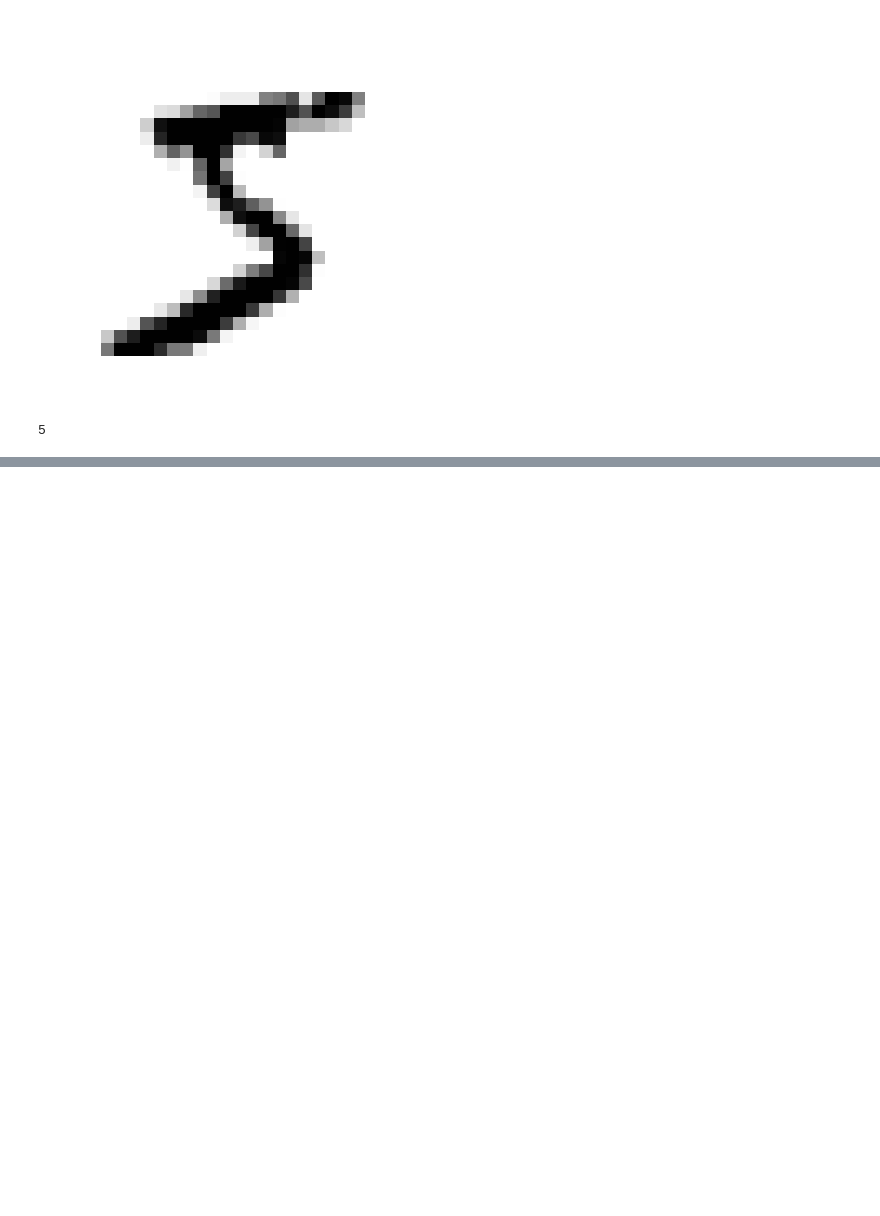
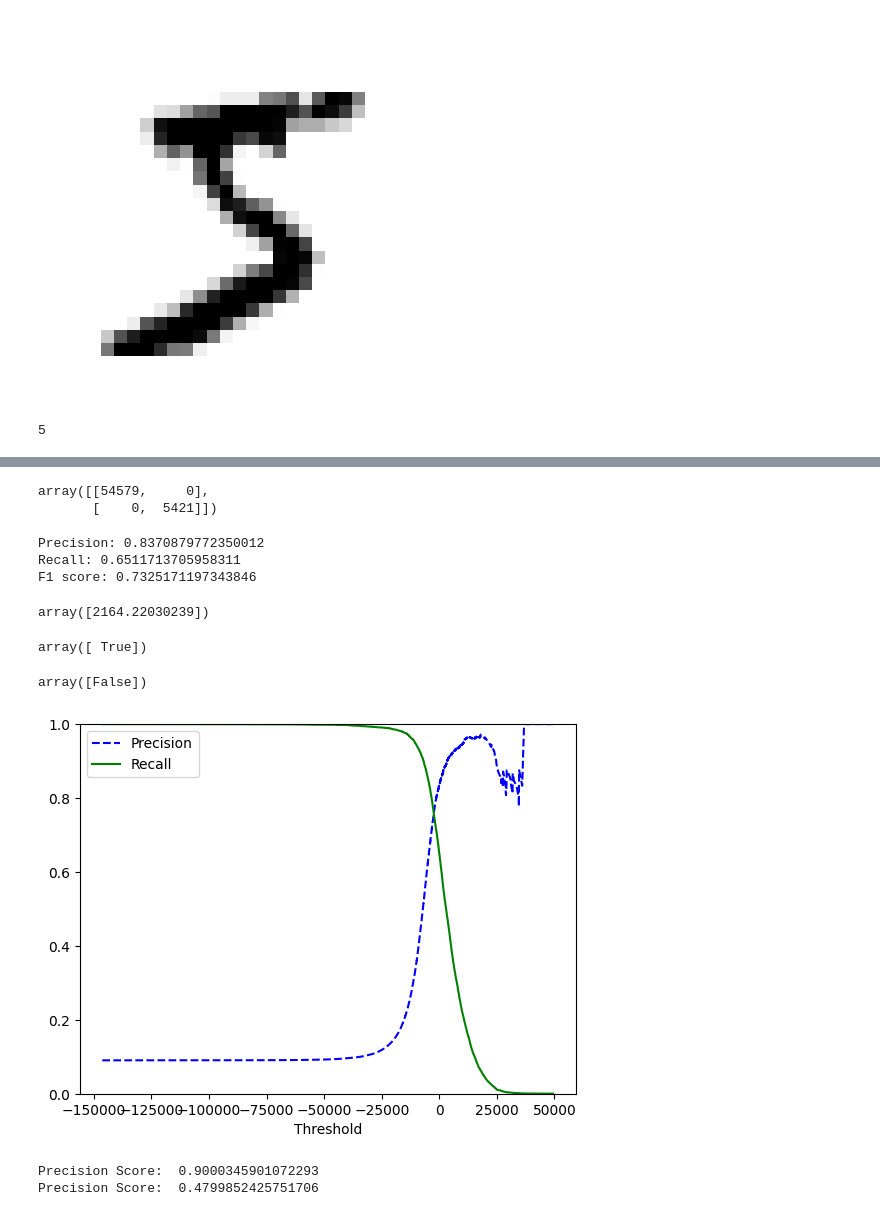
Before and after one commit to FerFilho23/Machine-Learning, a Jupyter notebook: ML_Classificação.ipynb, the cells around one changed output, grey strips where cells are left out. Drawn from its saved outputs; the diff is of its cells as text; code cells hidden in the pictures; blank space fills up the shorter version.

```diff
--- a/ML_Classificação.ipynb
+++ b/ML_Classificação.ipynb
@@ -45,0 +49,7 @@ X_train, X_test, y_train, y_test = X[:60000], X[60000:], y[:60000], y[60000:]
+# %%
+# Training a binary classifier
+y_train_5 = (y_train == 5) #True for all 5s, False for all other numbers
+y_test_5 = (y_test == 5)
+# %%
+sgd_clf = SGDClassifier(random_state=42)
+sgd_clf.fit(X_train, y_train_5)
@@ -45,0 +92,59 @@ X_train, X_test, y_train, y_test = X[:60000], X[60000:], y[:60000], y[60000:]
+# %%
+# Simulating a perfect model
+y_train_perfect_predictions = y_train_5
+confusion_matrix(y_train_5, y_train_perfect_predictions)
+# %% [output]
+array([[54579,     0],
+       [    0,  5421]])
+# %%
+# Precision and Recall
+print("Precision:", precision_score(y_train_5, y_train_pred)) # TP / (TP + FP)
+print("Recall:", recall_score(y_train_5, y_train_pred)) # TP / (TP + FN)
+print("F1 score:", f1_score(y_train_5, y_train_pred)) # 2 * (precision * recall) / (precision + recall
+# %% [output]
+Precision: 0.8370879772350012
+Recall: 0.6511713705958311
+F1 score: 0.7325171197343846
+# %%
+# Precision and Recall Tradeoff
+y_scores = sgd_clf.decision_function([some_digit])
+y_scores
+# %% [output]
+array([2164.22030239])
+# %%
+threshold = 0
+y_some_digit_pred = (y_scores > threshold)
+y_some_digit_pred
+# %% [output]
+array([ True])
+# %%
+threshold = 8000
+y_some_digit_pred = (y_scores > threshold)
+y_some_digit_pred
+
+# When increasing the threshold recreases recall
+# %% [output]
+array([False])
+# %%
+y_scores = cross_val_predict(sgd_clf, X_train, y_train_5, cv=3, method="decision_function")
+precisions, recalls, thresholds = precision_recall_curve(y_train_5, y_scores)
+
+def plot_precision_recall_vs_threshold(precisions, recalls, thresholds):
+  plt.plot(thresholds, precisions[:-1], "b--", label="Precision")
+  plt.plot(thresholds, recalls[:-1], "g-", label="Recall")
+  plt.xlabel("Threshold")
+  plt.legend(loc="upper left")
+  plt.ylim([0, 1])
+
+plot_precision_recall_vs_threshold(precisions, recalls, thresholds)
+plt.show()
+# %% [output]
+[figure, added]
+# %%
+threshold_90_precision = thresholds[np.argmax(precisions >= 0.90)]
+y_train_pred_90 = (y_scores >= threshold_90_precision)
+print("Precision Score: ", precision_score(y_train_5, y_train_pred_90))
+print("Precision Score: ", recall_score(y_train_5, y_train_pred_90))
+# %% [output]
+Precision Score:  0.9000345901072293
+Precision Score:  0.4799852425751706
```
Also changed, not shown: parts of 14 cells of this notebook.
